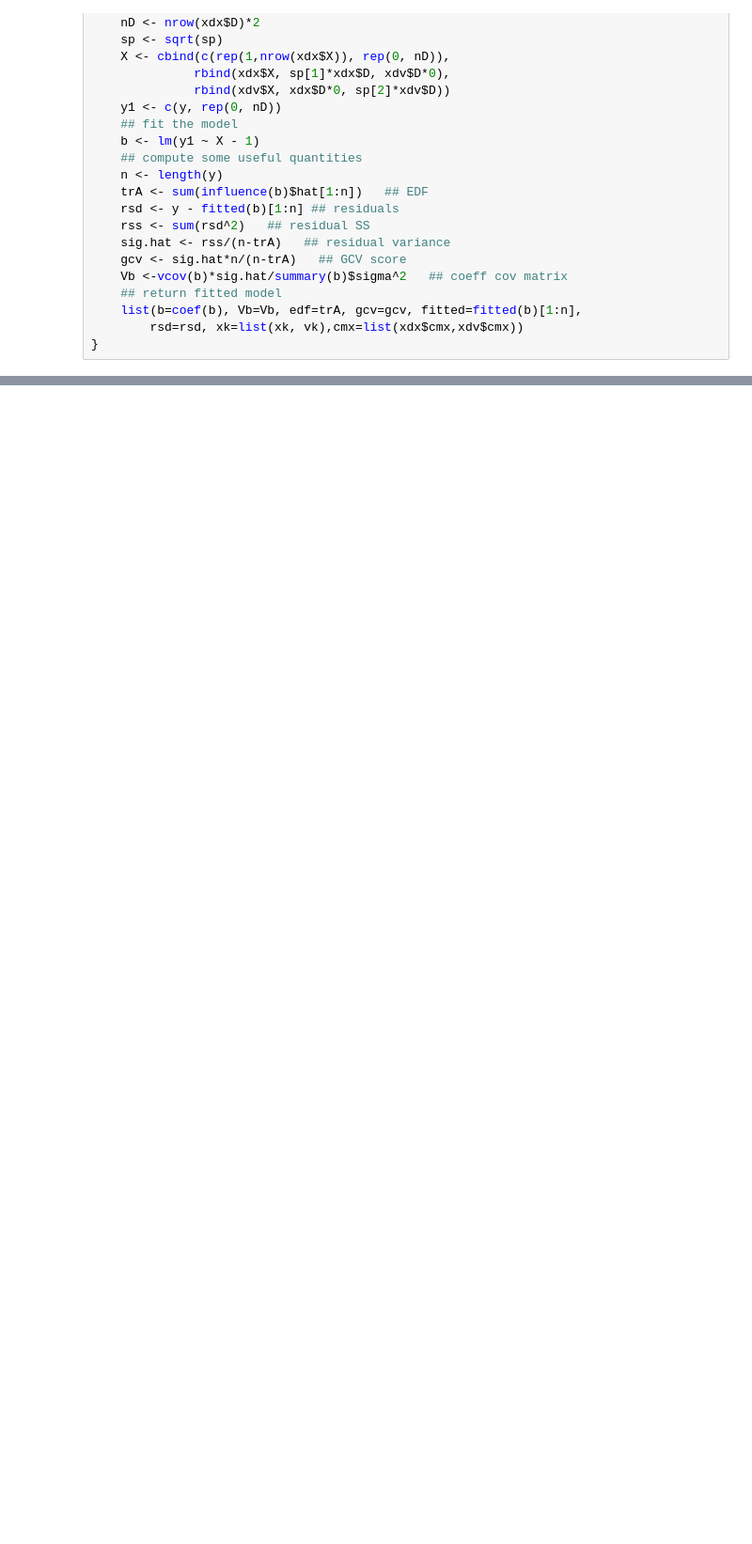
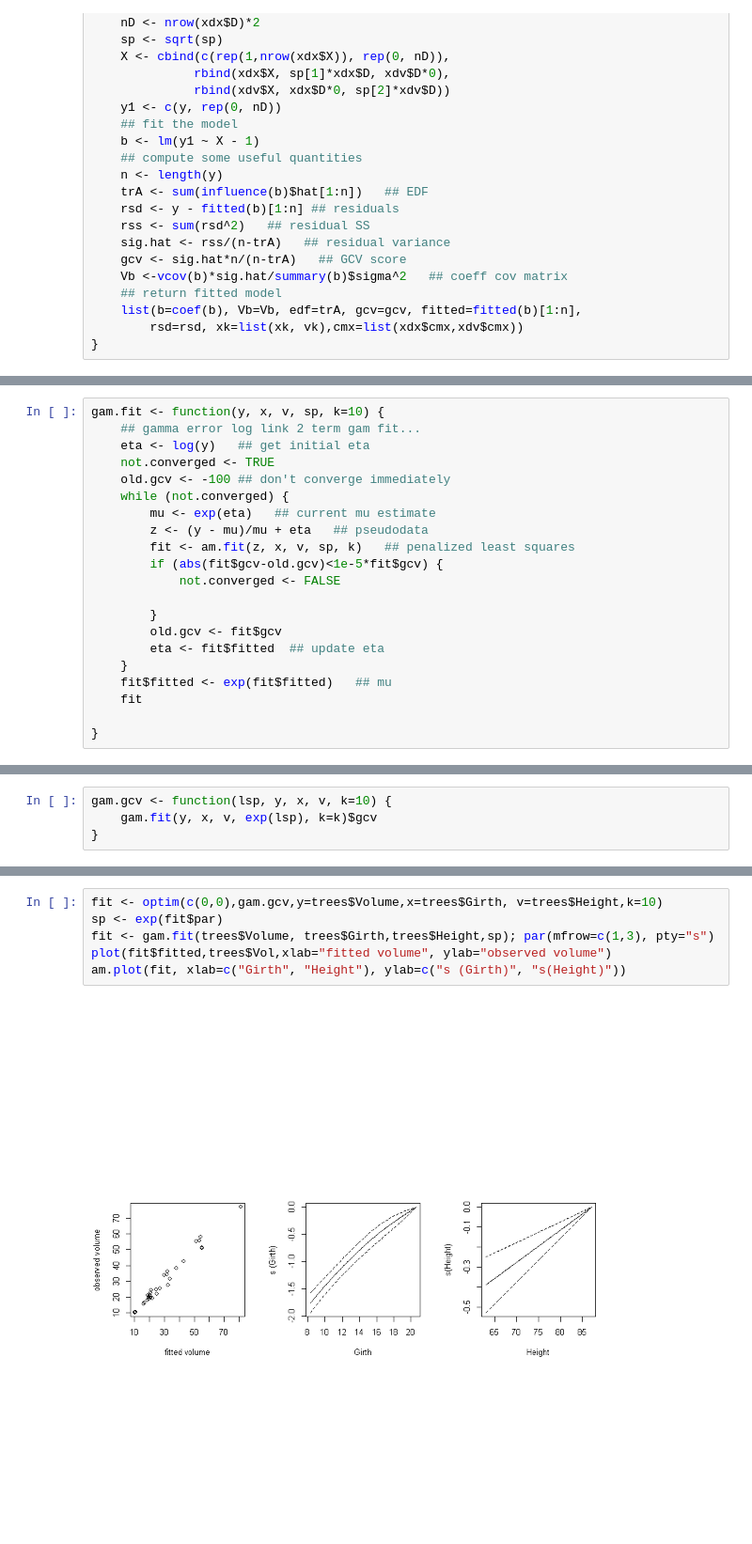
Before and after one commit to ginaliqili/appm6900, a Jupyter notebook: Chapter 4 Examples.ipynb, the cells around one changed output, grey strips where cells are left out. Shown at 94% size. Cells and saved outputs as stored; diff of their text form; blank space fills up the shorter version.

```diff
--- a/Chapter 4 Examples.ipynb
+++ b/Chapter 4 Examples.ipynb
@@ -103,0 +174,21 @@ am.fit <- function(y, x, v, sp, k=10) {
+# %%
+gam.fit <- function(y, x, v, sp, k=10) {
+    ## gamma error log link 2 term gam fit...
+    eta <- log(y)   ## get initial eta
+    not.converged <- TRUE
+    old.gcv <- -100 ## don't converge immediately
+    while (not.converged) {
+        mu <- exp(eta)   ## current mu estimate
+        z <- (y - mu)/mu + eta   ## pseudodata
+        fit <- am.fit(z, x, v, sp, k)   ## penalized least squares
+        if (abs(fit$gcv-old.gcv)<1e-5*fit$gcv) {
+            not.converged <- FALSE
+
+        }
+        old.gcv <- fit$gcv
+        eta <- fit$fitted  ## update eta
+    }
+    fit$fitted <- exp(fit$fitted)   ## mu
+    fit
+
+}
@@ -103,0 +197,4 @@ am.fit <- function(y, x, v, sp, k=10) {
+# %%
+gam.gcv <- function(lsp, y, x, v, k=10) {
+    gam.fit(y, x, v, exp(lsp), k=k)$gcv
+}
@@ -103,0 +203,8 @@ am.fit <- function(y, x, v, sp, k=10) {
+# %%
+fit <- optim(c(0,0),gam.gcv,y=trees$Volume,x=trees$Girth, v=trees$Height,k=10)
+sp <- exp(fit$par)
+fit <- gam.fit(trees$Volume, trees$Girth,trees$Height,sp); par(mfrow=c(1,3), pty="s")
+plot(fit$fitted,trees$Vol,xlab="fitted volume", ylab="observed volume")
+am.plot(fit, xlab=c("Girth", "Height"), ylab=c("s (Girth)", "s(Height)"))
+# %% [output]
+[figure, added]
```
Also changed, not shown: parts of 30 cells of this notebook.
